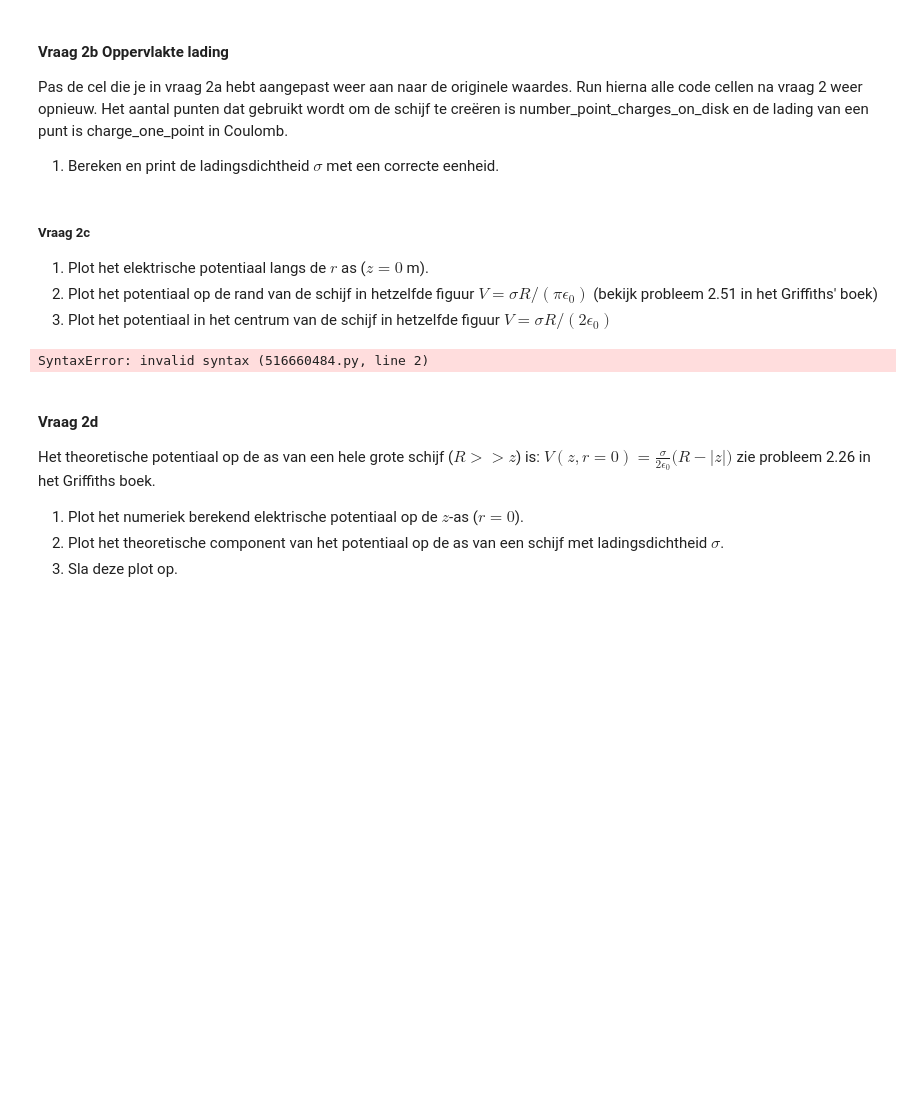
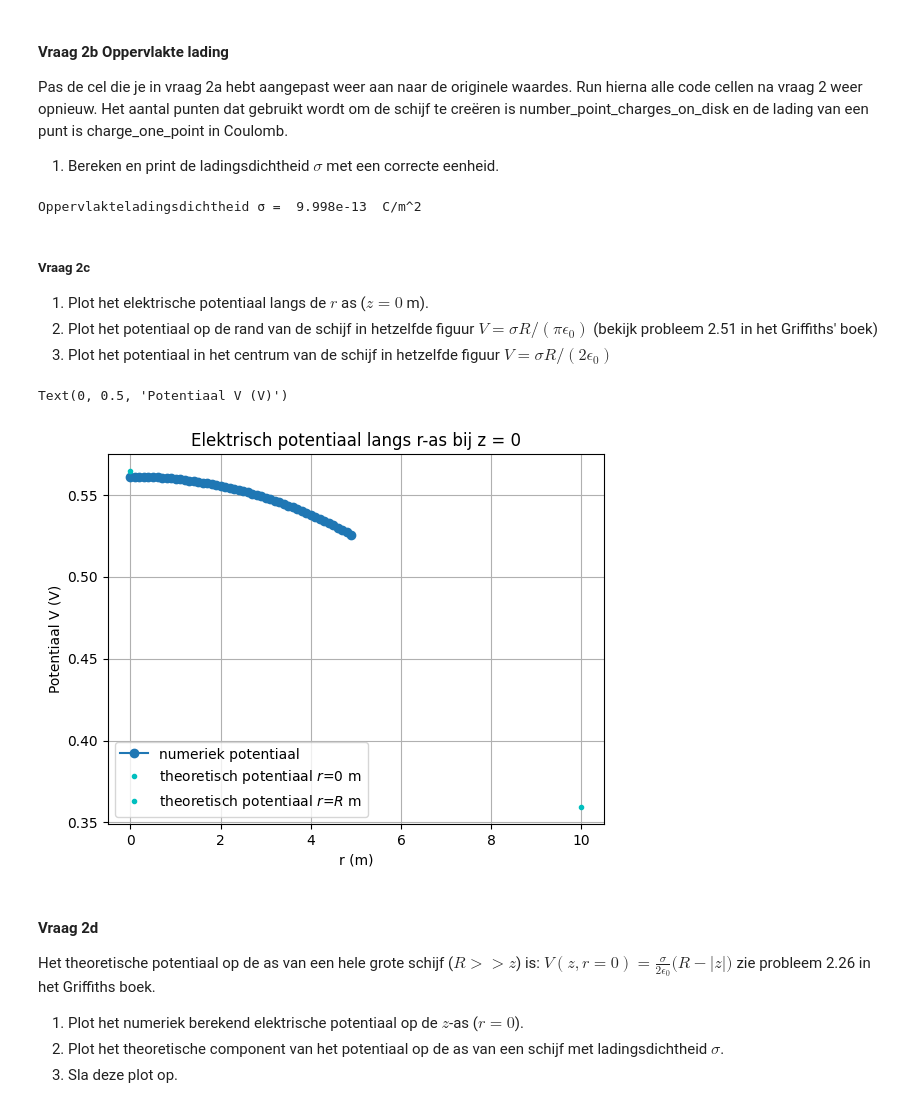
Before and after one commit to Alek-Janssen/opdrachten-DEF-D, a Jupyter notebook: DigitaleOntwerpopdrachten/1CondensatorOpdracht/CondensatorOntwerpopdracht.ipynb, the cells around one changed output. Cells and saved outputs as stored; diff of their text form; code cells hidden in the pictures; blank space fills up the shorter version.

```diff
--- a/DigitaleOntwerpopdrachten/1CondensatorOpdracht/CondensatorOntwerpopdracht.ipynb
+++ b/DigitaleOntwerpopdrachten/1CondensatorOpdracht/CondensatorOntwerpopdracht.ipynb
@@ -142,9 +238,13 @@ Pas de cel die je in vraag 2a hebt aangepast weer aan naar de originele waardes.
 Het aantal punten dat gebruikt wordt om de schijf te creëren is number_point_charges_on_disk en de lading van een punt is charge_one_point in Coulomb.
 1. Bereken en print de ladingsdichtheid $\sigma$ met een correcte eenheid.
 # %%
-###
-###Hier jouw code###
-###
+# Dit is de totale lading gedeeld door het oppervlak
+
+sigma = number_point_charges_on_disk * charge_one_point / (np.pi * disk_radius ** 2)
+
+print("Oppervlakteladingsdichtheid σ = ", np.round(sigma,16)," C/m^2")
+# %% [output]
+Oppervlakteladingsdichtheid σ =  9.998e-13  C/m^2
 # %% [markdown]
 ##### Vraag 2c
 
@@ -155,21 +259,26 @@ Het aantal punten dat gebruikt wordt om de schijf te creëren is number_point_ch
 # %%
 # Vul deze code aan zodat deze vraag 2.3 beantwoord.
-idx_z_zero =
+idx_z_zero = np.argmin(np.abs(z))
 
-V_0 =  # potentiaal op r = 0
+V_r = V[idx_z_zero, :]
 
-V_R =  # potentiaal op de straal van de schijf
-r_R =  # straal van de schijf
+epsilon0 = 8.854e-12
 
-plt.title(f"Jullie titel")
-plt.plot(r, V, "o-", label="numeriek potentiaal")
+V_0 =  sigma * disk_radius / (2* epsilon0)
+V_R =  sigma * disk_radius / (np.pi * epsilon0)
+r_R =  disk_radius
+
+plt.title("Elektrisch potentiaal langs r-as bij z = 0")
+plt.plot(r, V_r, "o-", label="numeriek potentiaal")
 plt.plot(0, V_0, "c.", label="theoretisch potentiaal $r$=0 m")
 plt.plot(r_R, V_R, "c.", label="theoretisch potentiaal $r$=$R$ m")
 plt.legend()
-plt.xlabel("Een relevante eenheid")
-plt.ylabel("Een relevante eenheid")
+plt.grid()
+plt.xlabel("r (m)")
+plt.ylabel("Potentiaal V (V)")
 # %% [output]
-SyntaxError: invalid syntax (516660484.py, line 2)
+Text(0, 0.5, 'Potentiaal V (V)')
+[figure, added]
 # %% [markdown]
 #### Vraag 2d
 
```
Also changed, not shown: parts of 21 cells of this notebook, 2 other files.
